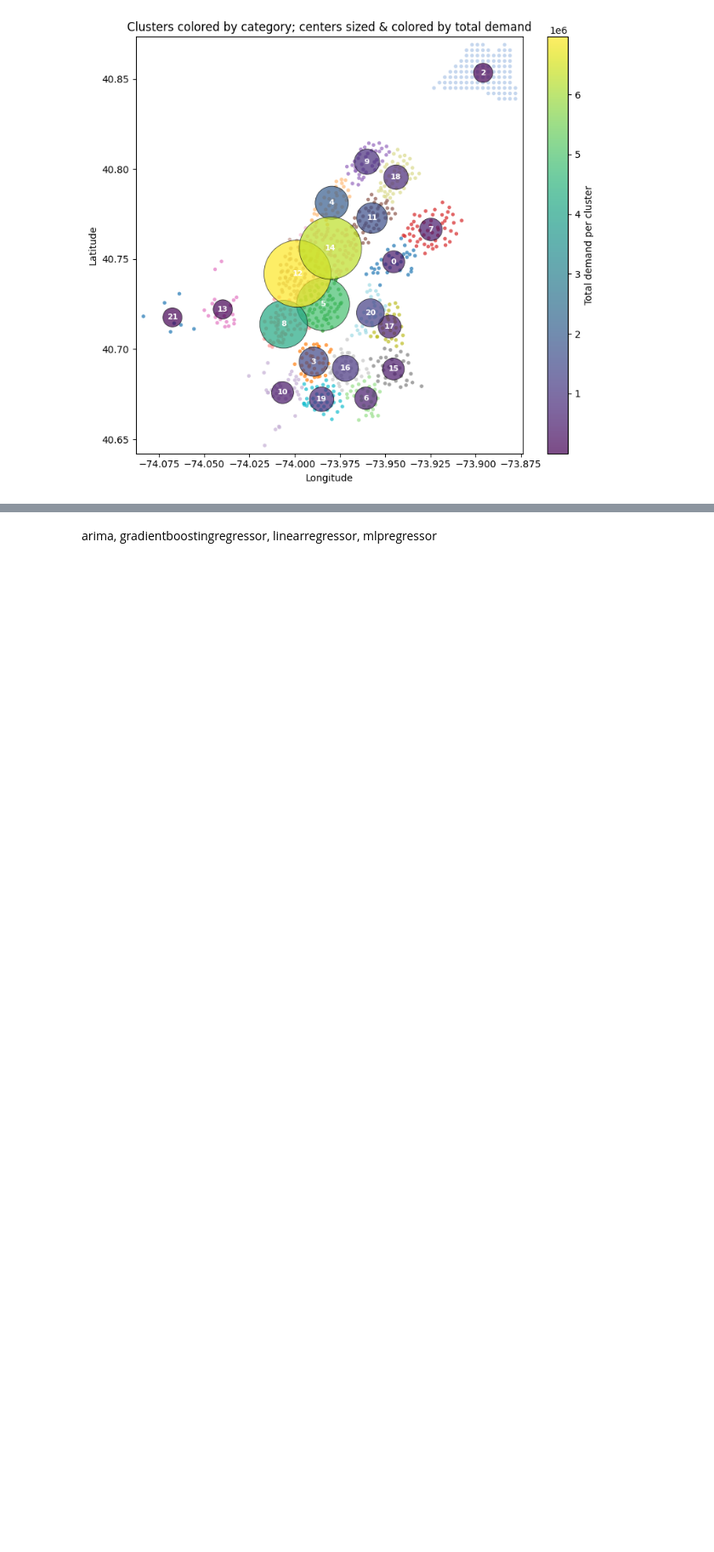
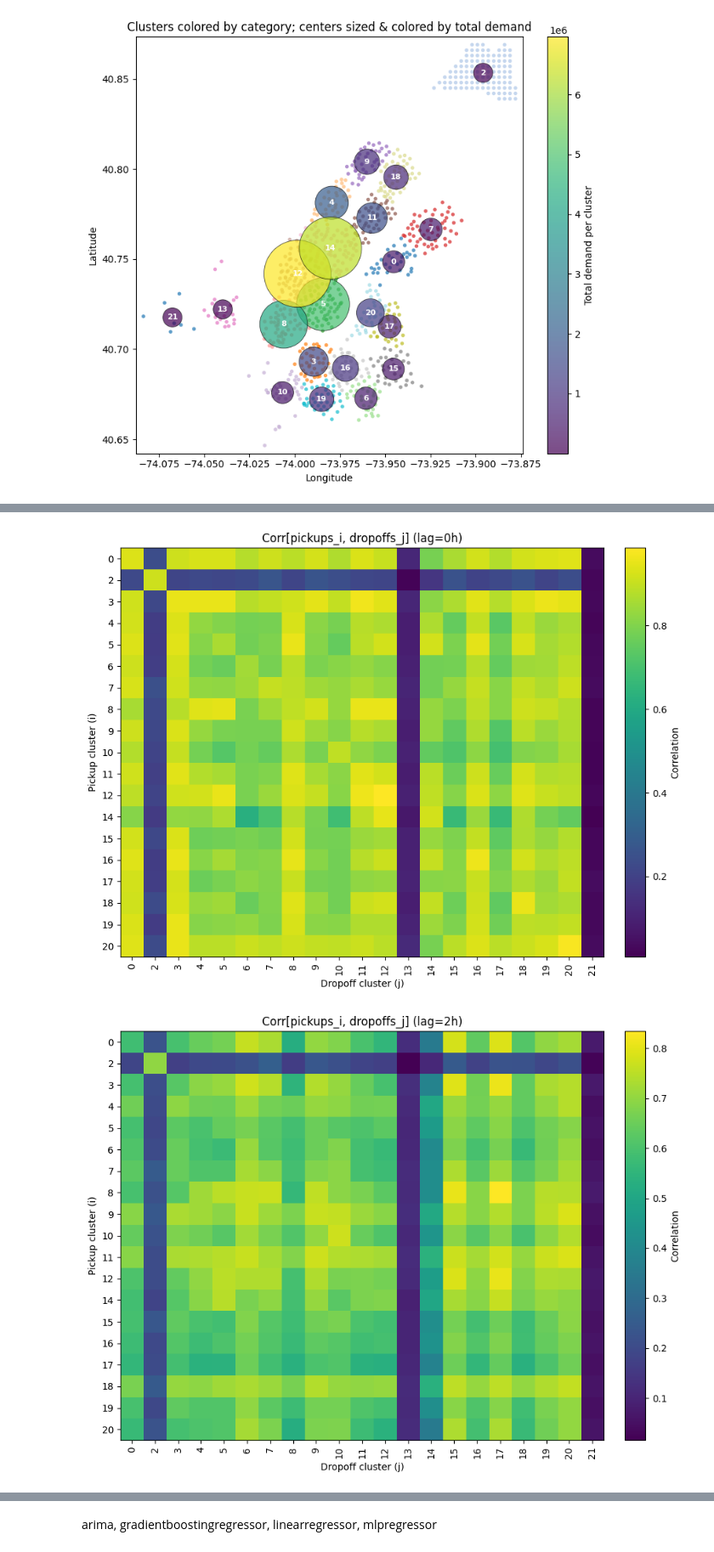
Before and after one commit to tarkanyitomi/BusinessAnal_Project, a Jupyter notebook: project_base.ipynb, the cells around one changed output, grey strips where cells are left out. Shown at 85% size. Saved outputs shown, nothing was run; the diff lists cells and outputs as text; code cells hidden in the pictures; blank space fills up the shorter version.

Commit message:
correlation metrics

```diff
--- a/project_base.ipynb
+++ b/project_base.ipynb
@@ -444,0 +637,4 @@ df_demand.head()
+# %%
+# set datetime as index
+df_demand.set_index('datetime', inplace=True)
+df_demand.head()
@@ -572,0 +976,69 @@ correlation_plots(ts_total, title_suffix="(All Clusters)")
+# %%
+# === Pickup (cluster i) vs Dropoff (cluster j) correlation ===
+# Expects df with index=datetime and columns: ['cluster','pickups','dropoffs','demand']
+
+import numpy as np
+import pandas as pd
+import matplotlib.pyplot as plt
+
+def _build_wide(df: pd.DataFrame, value_col: str) -> pd.DataFrame:
+    w = df.pivot_table(index=df.index, columns="cluster", values=value_col, aggfunc="sum", fill_value=0)
+    try:
+        w = w.reindex(sorted(w.columns, key=lambda x: float(x)), axis=1)
+    except Exception:
+        pass
+    return w
+
+def pickup_dropoff_corr_matrix(df: pd.DataFrame, lag_hours: int = 0, method: str = "pearson") -> pd.DataFrame:
+    """
+    Correlate pickups at cluster i with dropoffs at cluster j.
+    lag_hours>0 means dropoffs occur later; we align pickups(t) with dropoffs(t+lag).
+    """
+    P = _build_wide(df, "pickups")
+    D = _build_wide(df, "dropoffs")
+
+    if lag_hours != 0:
+        # align pickups(t) with dropoffs(t+lag)
+        D = D.shift(-lag_hours)
+
+    # align time index
+    common = P.index.intersection(D.index)
+    P, D = P.loc[common], D.loc[common]
+
+    # drop constant columns (std=0) to avoid NaNs-only columns
+    P = P.loc[:, P.std(ddof=0) > 0]
+    D = D.loc[:, D.std(ddof=0) > 0]
+
+    # compute matrix: rows = pickup clusters, cols = dropoff clusters
+    mat = pd.DataFrame(index=P.columns, columns=D.columns, dtype=float)
+    for dcol in D.columns:
+        mat[dcol] = P.corrwith(D[dcol], axis=0, method=method)
+    return mat
+
+def plot_pickup_dropoff_corr_heatmap(corr: pd.DataFrame, title_suffix: str = ""):
+    fig = plt.figure(figsize=(9, 7)); ax = plt.gca()
+    im = ax.imshow(corr.values, aspect="auto")
+    cbar = plt.colorbar(im, ax=ax, fraction=0.046, pad=0.04)
+    cbar.set_label("Correlation")
+
+    xt = [str(int(c)) if isinstance(c,(int,np.integer,float)) and float(c).is_integer() else str(c) for c in corr.columns]
+    yt = [str(int(r)) if isinstance(r,(int,np.integer,float)) and float(r).is_integer() else str(r) for r in corr.index]
+    ax.set_xticks(range(len(xt))); ax.set_yticks(range(len(yt)))
+    ax.set_xticklabels(xt, rotation=90); ax.set_yticklabels(yt)
+    ax.set_xlabel("Dropoff cluster (j)"); ax.set_ylabel("Pickup cluster (i)")
+    ax.set_title(f"Corr[pickups_i, dropoffs_j] {title_suffix}")
+    plt.tight_layout()
+
+# ==== Run (examples) ====
+# corr_0h: same-hour correlation
+corr_0h = pickup_dropoff_corr_matrix(df_demand, lag_hours=0, method="pearson")
+plot_pickup_dropoff_corr_heatmap(corr_0h, title_suffix="(lag=0h)")
+plt.show()
+
+# corr_2h: pickups(t) vs dropoffs(t+2h) correlation (helpful if effects are delayed)
+corr_2h = pickup_dropoff_corr_matrix(df_demand, lag_hours=2, method="pearson")
+plot_pickup_dropoff_corr_heatmap(corr_2h, title_suffix="(lag=2h)")
+plt.show()
+# %% [output]
+[figure, added]
+[figure, added]
```
Also changed, not shown: parts of 29 cells of this notebook, 1 other file.
